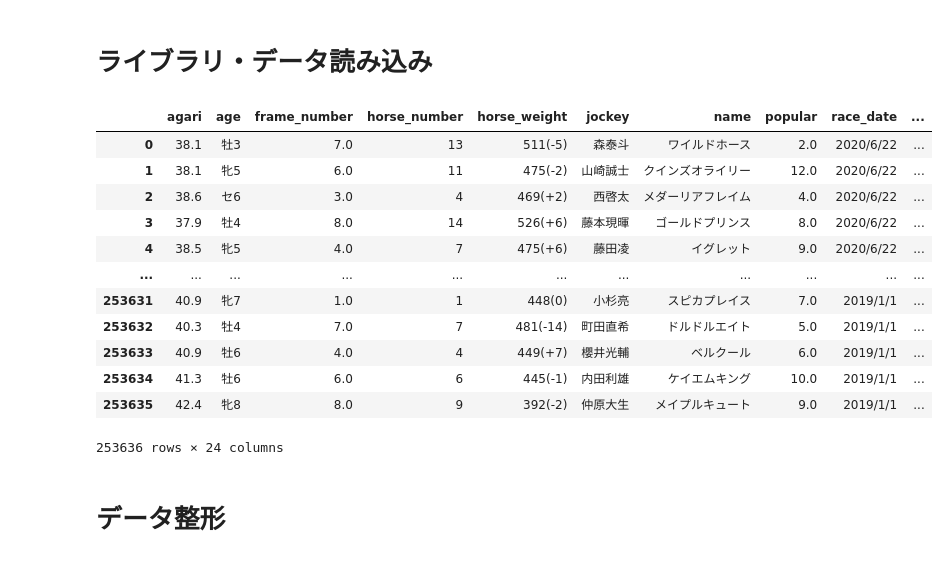
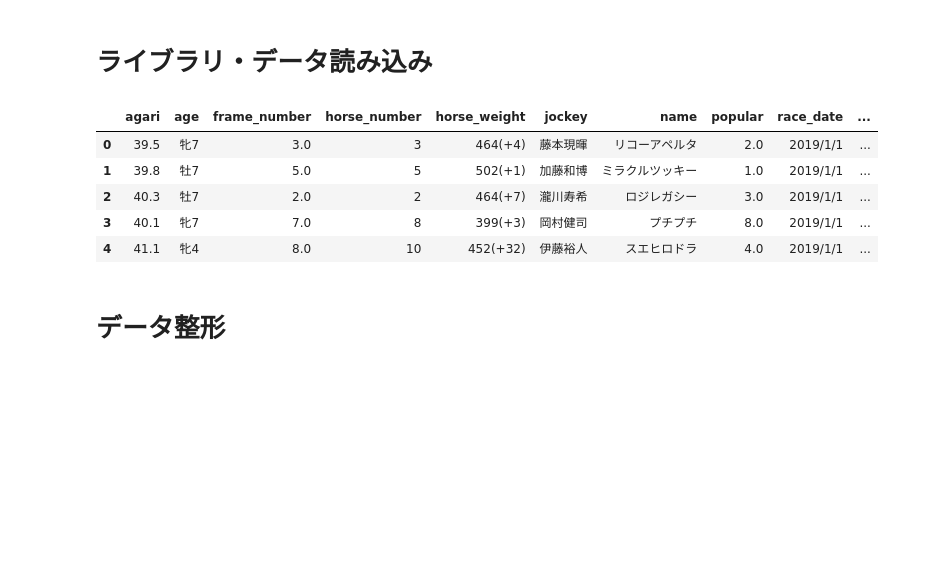
Before and after one commit to monda00/horse-race-notebook, a Jupyter notebook: predict_show_neural_network.ipynb, the cells around one changed output. Cells and saved outputs as stored; diff of their text form; code cells hidden in the pictures; blank space fills up the shorter version.

```diff
--- a/predict_show_neural_network.ipynb
+++ b/predict_show_neural_network.ipynb
@@ -32,22 +34,17 @@ from sklearn.model_selection import train_test_split
 DATA_PATH = '/content/drive/My Drive/data/horse-race/'
 # %%
 df = pd.read_csv(DATA_PATH + 'train_raw.csv')
+df = df.sort_values(by=['race_date', 'race_id', 'rank'])
+df.reset_index(inplace=True, drop=True)
 # %%
-df
+df.head()
 # %% [output]
 |  | agari | age | frame_number | horse_number | horse_weight | jockey | name | popular | race_date | ... |
-| 0 | 38.1 | 牡3 | 7.0 | 13 | 511(-5) | 森泰斗 | ワイルドホース | 2.0 | 2020/6/22 | ... |
-| 1 | 38.1 | 牝5 | 6.0 | 11 | 475(-2) | 山崎誠士 | クインズオライリー | 12.0 | 2020/6/22 | ... |
-| 2 | 38.6 | セ6 | 3.0 | 4 | 469(+2) | 西啓太 | メダーリアフレイム | 4.0 | 2020/6/22 | ... |
-| 3 | 37.9 | 牡4 | 8.0 | 14 | 526(+6) | 藤本現暉 | ゴールドプリンス | 8.0 | 2020/6/22 | ... |
-| 4 | 38.5 | 牝5 | 4.0 | 7 | 475(+6) | 藤田凌 | イグレット | 9.0 | 2020/6/22 | ... |
-| ... | ... | ... | ... | ... | ... | ... | ... | ... | ... | ... |
-| 253631 | 40.9 | 牝7 | 1.0 | 1 | 448(0) | 小杉亮 | スピカプレイス | 7.0 | 2019/1/1 | ... |
-| 253632 | 40.3 | 牡4 | 7.0 | 7 | 481(-14) | 町田直希 | ドルドルエイト | 5.0 | 2019/1/1 | ... |
-| 253633 | 40.9 | 牡6 | 4.0 | 4 | 449(+7) | 櫻井光輔 | ベルクール | 6.0 | 2019/1/1 | ... |
-| 253634 | 41.3 | 牡6 | 6.0 | 6 | 445(-1) | 内田利雄 | ケイエムキング | 10.0 | 2019/1/1 | ... |
-| 253635 | 42.4 | 牝8 | 8.0 | 9 | 392(-2) | 仲原大生 | メイプルキュート | 9.0 | 2019/1/1 | ... |
+| 0 | 39.5 | 牝7 | 3.0 | 3 | 464(+4) | 藤本現暉 | リコーアペルタ | 2.0 | 2019/1/1 | ... |
+| 1 | 39.8 | 牡7 | 5.0 | 5 | 502(+1) | 加藤和博 | ミラクルツッキー | 1.0 | 2019/1/1 | ... |
+| 2 | 40.3 | 牡7 | 2.0 | 2 | 464(+7) | 瀧川寿希 | ロジレガシー | 3.0 | 2019/1/1 | ... |
+| 3 | 40.1 | 牝7 | 7.0 | 8 | 399(+3) | 岡村健司 | プチプチ | 8.0 | 2019/1/1 | ... |
+| 4 | 41.1 | 牝4 | 8.0 | 10 | 452(+32) | 伊藤裕人 | スエヒロドラ | 4.0 | 2019/1/1 | ... |
-253636 rows × 24 columns
 # %% [markdown]
 # データ整形
 # %% [markdown]
```
Also changed, not shown: parts of 30 cells of this notebook.
